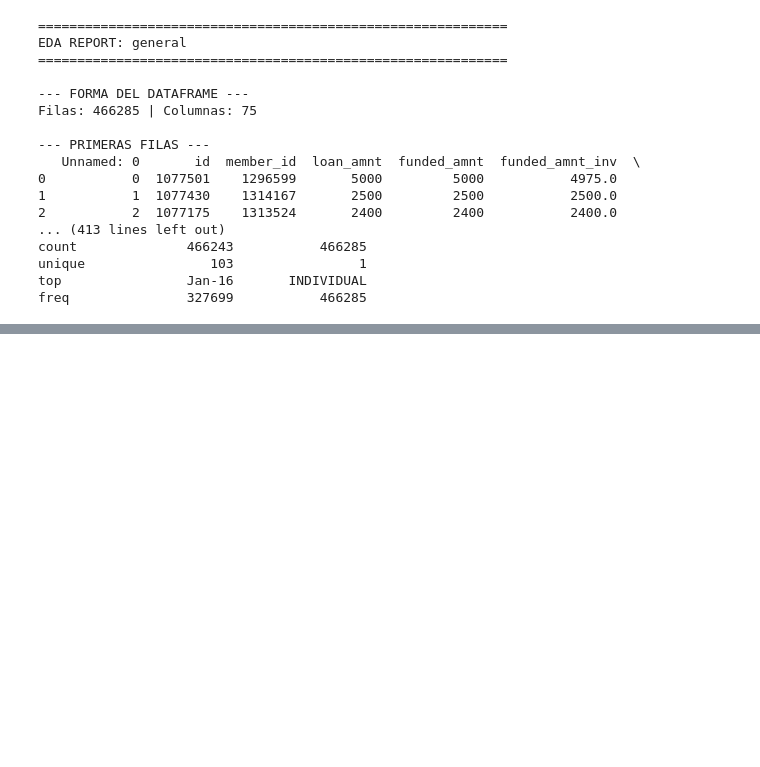
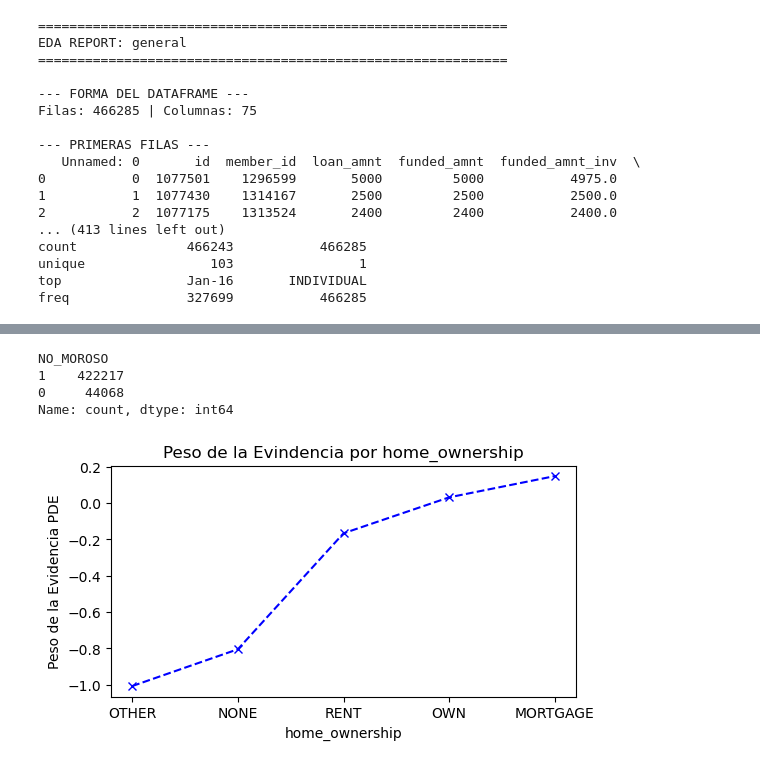
Before and after one commit to amaliagra10/Riesgo_crediticio, a Jupyter notebook: Untitled.ipynb, the cells around one changed output, grey strips where cells are left out. Drawn from its saved outputs; the diff is of its cells as text; code cells hidden in the pictures; blank space fills up the shorter version.

Commit message:
Subo nueva versión con mejoras en el análisis y visualización

```diff
--- a/Untitled.ipynb
+++ b/Untitled.ipynb
@@ -70,0 +135,17 @@ int32
+# %%
+# ONE-HOT-ENCODING
+# A. Hacemos on-hot-encoding sobre variables categoricas
+columnas=["home_ownership","purpose","grade","initial_list_status","addr_state","loan_status","verification_status","sub_grade"]
+prefijos=["home","proposito","grado","Estad_lita","Ubicacion","Estado_credito","Estado_verificacion","Subgrado"]
+datos_dummies=[]
+for i in range(0,len(columnas)):
+    a=columnas[i]
+    b=prefijos[i]
+    data_dumm=pd.get_dummies(data2[a], prefix=b,prefix_sep="_", dtype=int)
+    datos_dummies.append(data_dumm)
+datos_dummies=pd.concat(datos_dummies,axis=1)
+print("El tamaño de data es: ",data.shape)
+print("El tamaño de data2 es: ",data2.shape)
+print("El tamaño de las dummies es: ",datos_dummies.shape)
+data_concatenados=pd.concat([data2,datos_dummies],axis=1)
+print("El tamaño de nuevo dataset es: ",data_concatenados.shape)
@@ -70,0 +172,29 @@ int32
+# %%
+# 2. MODELADO DE VARIABLES PARA LAS PREDICCIONES
+# A. Definimos los creditos segun su estado de mora (loan_status) (1 on, 0 en mora)
+data3=data_concatenados.copy()
+data3["NO_MOROSO"]=np.where(data3["loan_status"].isin(["Charged Off","Default","Does not meet the credit policy. Status:Charged Off"]),0,1)
+data3["NO_MOROSO"].value_counts()
+# %% [output]
+NO_MOROSO
+1    422217
+0     44068
+Name: count, dtype: int64
+# %%
+# B. Definimos variables dependientes y variables independientes del modelo
+from sklearn.model_selection import train_test_split
+
+X = data3.drop('NO_MOROSO', axis=1)  # Variables independientes
+y = data3['NO_MOROSO']               # Variable dependiente (lo que querés predecir)
+
+# Dividir en entrenamiento y prueba (80% - 20%)
+X_train, X_test, y_train, y_test = train_test_split(
+    X, y, test_size=0.2, random_state=99)
+# %%
+# 3. PROCESAMIENTO DE VARIABLES CATEGORICAS: PESO DE EDVIDENCIA Y VALOR DE LA INFORMACION
+#  a. Sobre la variabl  "home_ownership": Peso de la Evidencia
+data_pde=PDE_categorica(X_train,"home_ownership",y_train)
+grafico_PDE(data_pde)
+X_train["home_rent_and_others"]=sum([X_train["home_RENT"],X_train["home_NONE"],X_train["home_OTHER"],X_train["home_ANY"]])
+# %% [output]
+[figure, added]
```
Also changed, not shown: parts of 19 cells of this notebook.
